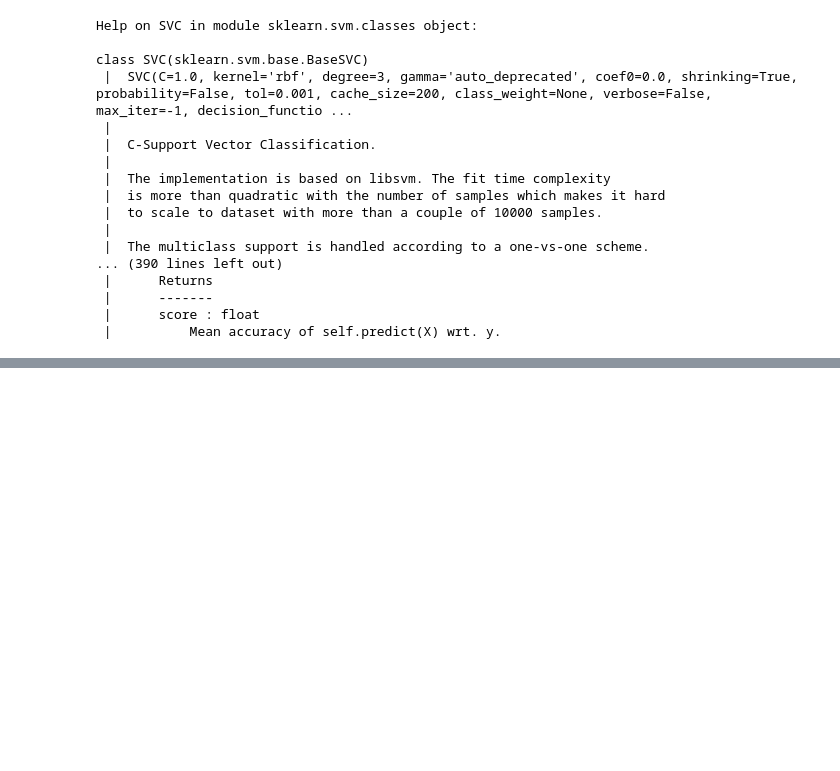
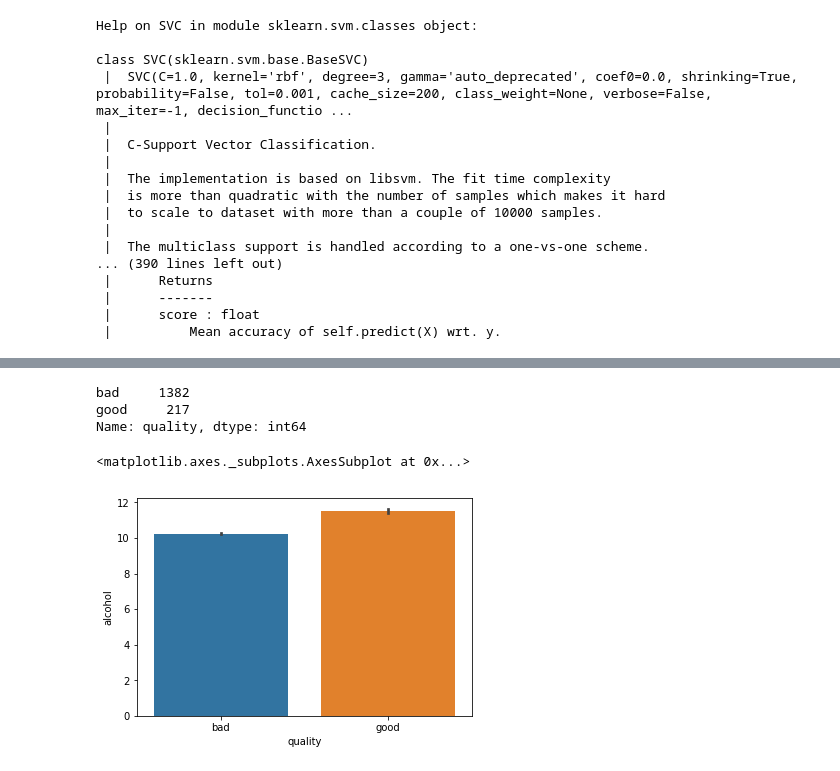
Before and after one commit to AP-Skill-Development-Corporation/Tirumala-ML, a Jupyter notebook: Day-6/Day-6(SVM).ipynb, the cells around one changed output, grey strips where cells are left out. Cells and saved outputs as stored; diff of their text form; code cells hidden in the pictures; blank space fills up the shorter version.

```diff
--- a/Day-6/Day-6(SVM).ipynb
+++ b/Day-6/Day-6(SVM).ipynb
@@ -120,0 +199,16 @@ class SVC(sklearn.svm.base.BaseSVC)
+# %%
+bins = (2,6.5,8)
+group_name = ['bad','good']
+categories = pd.cut(d['quality'],bins,labels = group_name)
+d['quality'] = categories
+# %%
+d['quality'].value_counts()
+# %% [output]
+bad     1382
+good     217
+Name: quality, dtype: int64
+# %%
+sns.barplot(x = 'quality', y = 'alcohol',data = d)
+# %% [output]
+<matplotlib.axes._subplots.AxesSubplot at 0x...>
+[figure, added]
```
Also changed, not shown: parts of 16 cells of this notebook.
